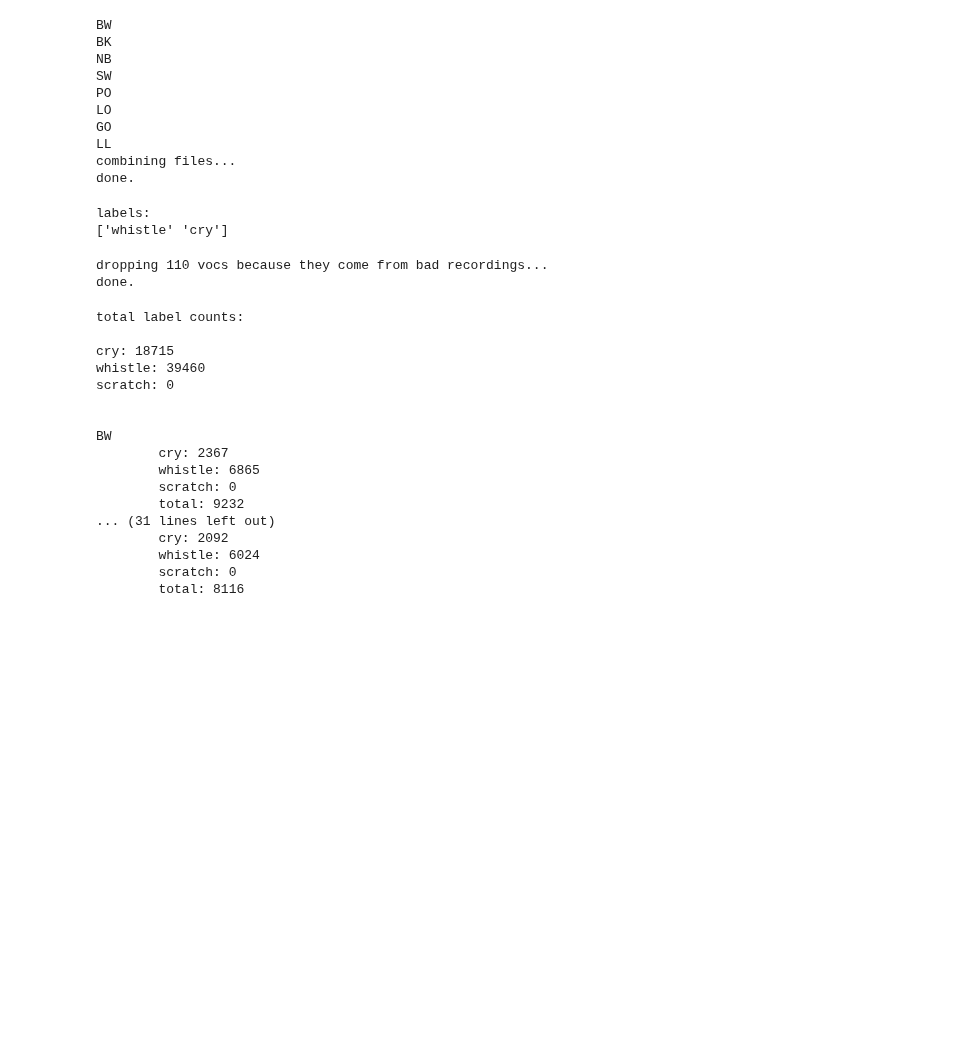
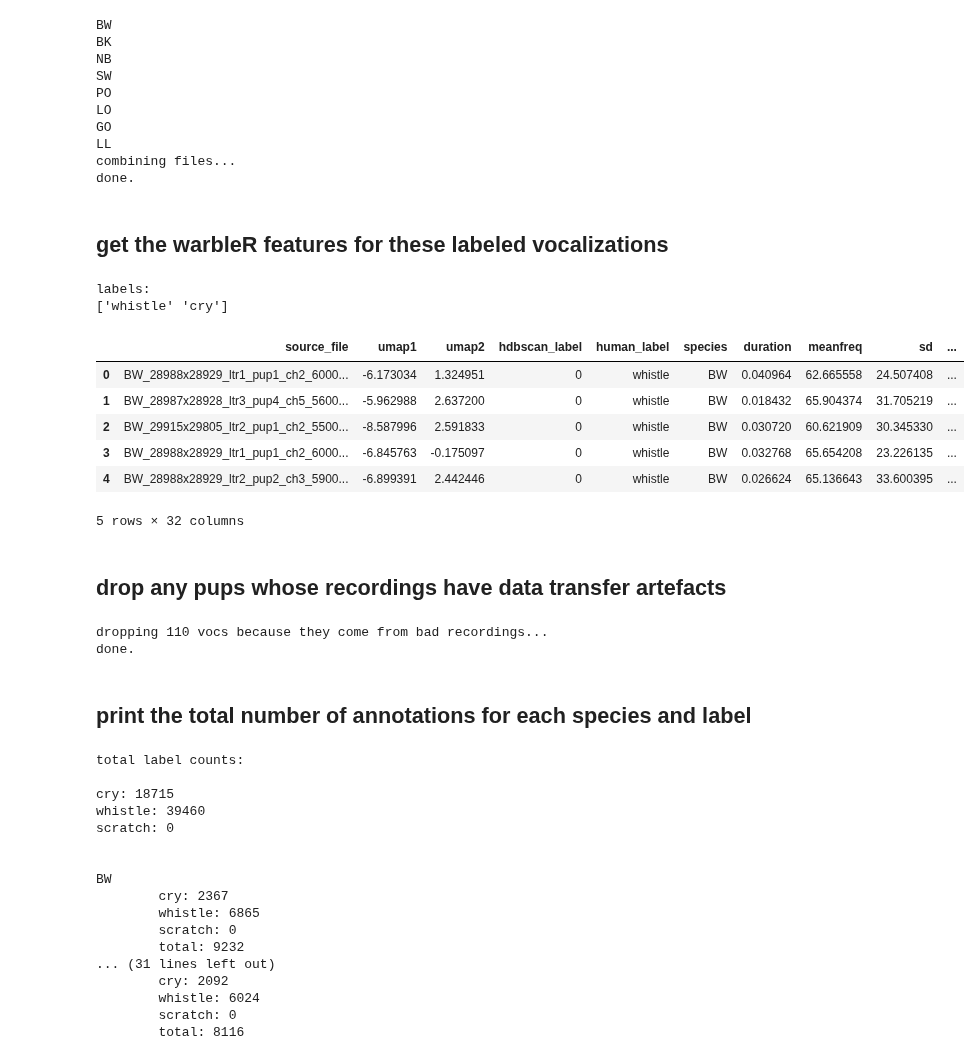
Before and after one commit to nickjourjine/peromyscus-pup-vocal-evolution, a Jupyter notebook: scripts/Train Models on Features.ipynb, the cells around one changed output. Cells and saved outputs as stored; diff of their text form; code cells hidden in the pictures; blank space fills up the shorter version.

```diff
--- a/scripts/Train Models on Features.ipynb
+++ b/scripts/Train Models on Features.ipynb
@@ -174,19 +160,28 @@ GO
 LL
 combining files...
 done.
+# %% [markdown]
+## get the warbleR features for these labeled vocalizations
 # %%
-#get the warbleR features for these labeled vocalizations
+#merge annotations with warbleR features and print the labels
 warbleR_features = warbleR_features.drop(columns=['species'])
 labeled_warbleR_features = all_combined.merge(warbleR_features, on='source_file')
+all_annotations = labeled_warbleR_features.reset_index(drop=True)
+print('labels:')
+print(all_annotations['human_label'].unique())
+# %% [output]
+labels:
+['whistle' 'cry']
-# %%
-#combine with current voc annotations
-#assert sorted(labeled_warbleR_features.columns) == sorted(nonvocal_df.columns) #this will not be true if you are using weight normalized features
-#all_annotations = pd.concat([labeled_warbleR_features,nonvocal_df])
-
-all_annotations = labeled_warbleR_features.reset_index(drop=True)
-print('labels:')
-print(all_annotations['human_label'].unique())
-# %% [output]
-labels:
-['whistle' 'cry']
+# %%
+all_annotations.head()
+# %% [output]
+|  | source_file | umap1 | umap2 | hdbscan_label | human_label | species | duration | meanfreq | sd | ... |
+| 0 | BW_28988x28929_ltr1_pup1_ch2_6000... | -6.173034 | 1.324951 | 0 | whistle | BW | 0.040964 | 62.665558 | 24.507408 | ... |
+| 1 | BW_28987x28928_ltr3_pup4_ch5_5600... | -5.962988 | 2.637200 | 0 | whistle | BW | 0.018432 | 65.904374 | 31.705219 | ... |
+| 2 | BW_29915x29805_ltr2_pup1_ch2_5500... | -8.587996 | 2.591833 | 0 | whistle | BW | 0.030720 | 60.621909 | 30.345330 | ... |
+| 3 | BW_28988x28929_ltr1_pup1_ch2_6000... | -6.845763 | -0.175097 | 0 | whistle | BW | 0.032768 | 65.654208 | 23.226135 | ... |
+| 4 | BW_28988x28929_ltr2_pup2_ch3_5900... | -6.899391 | 2.442446 | 0 | whistle | BW | 0.026624 | 65.136643 | 33.600395 | ... |
+5 rows × 32 columns
+# %% [markdown]
+## drop any pups whose recordings have data transfer artefacts
 # %%
@@ -209,4 +202,6 @@ print('done.')
 # %% [output]
 dropping 110 vocs because they come from bad recordings...
 done.
+# %% [markdown]
+## print the total number of annotations for each species and label
 # %%
```
Also changed, not shown: parts of 34 cells of this notebook.
